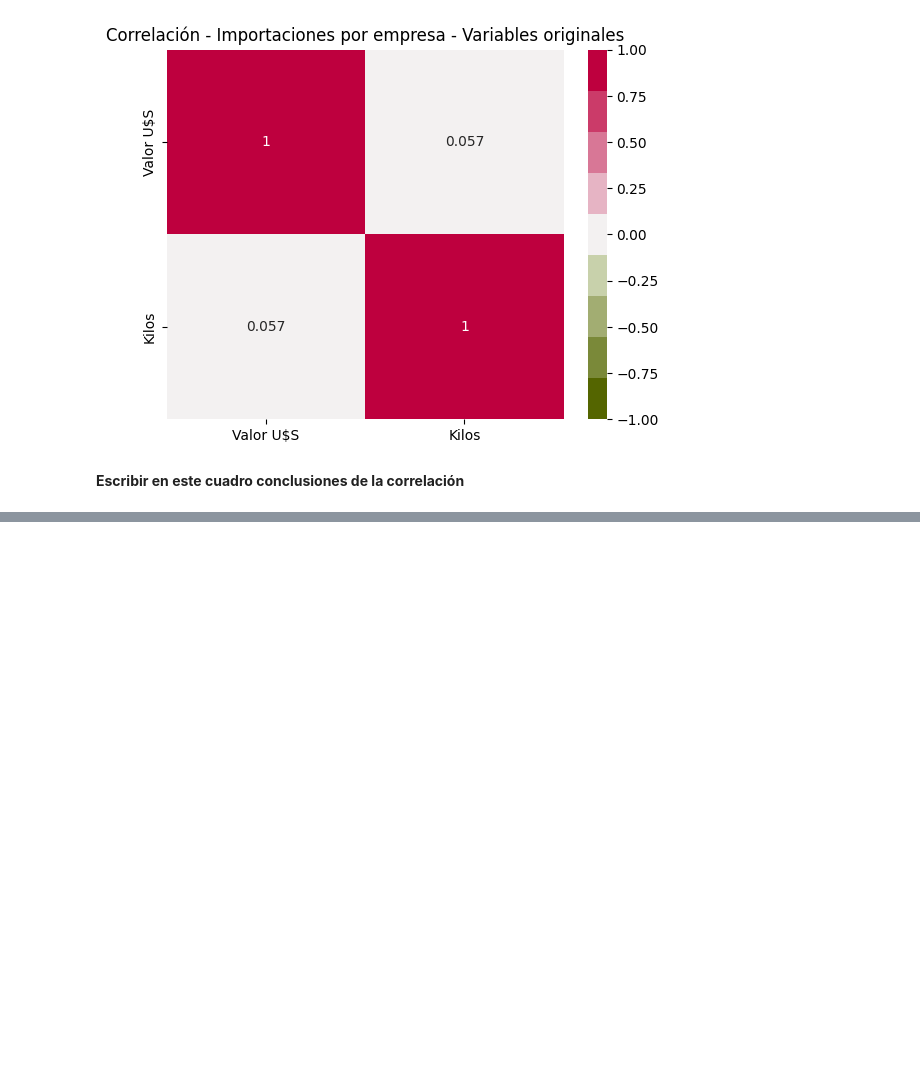
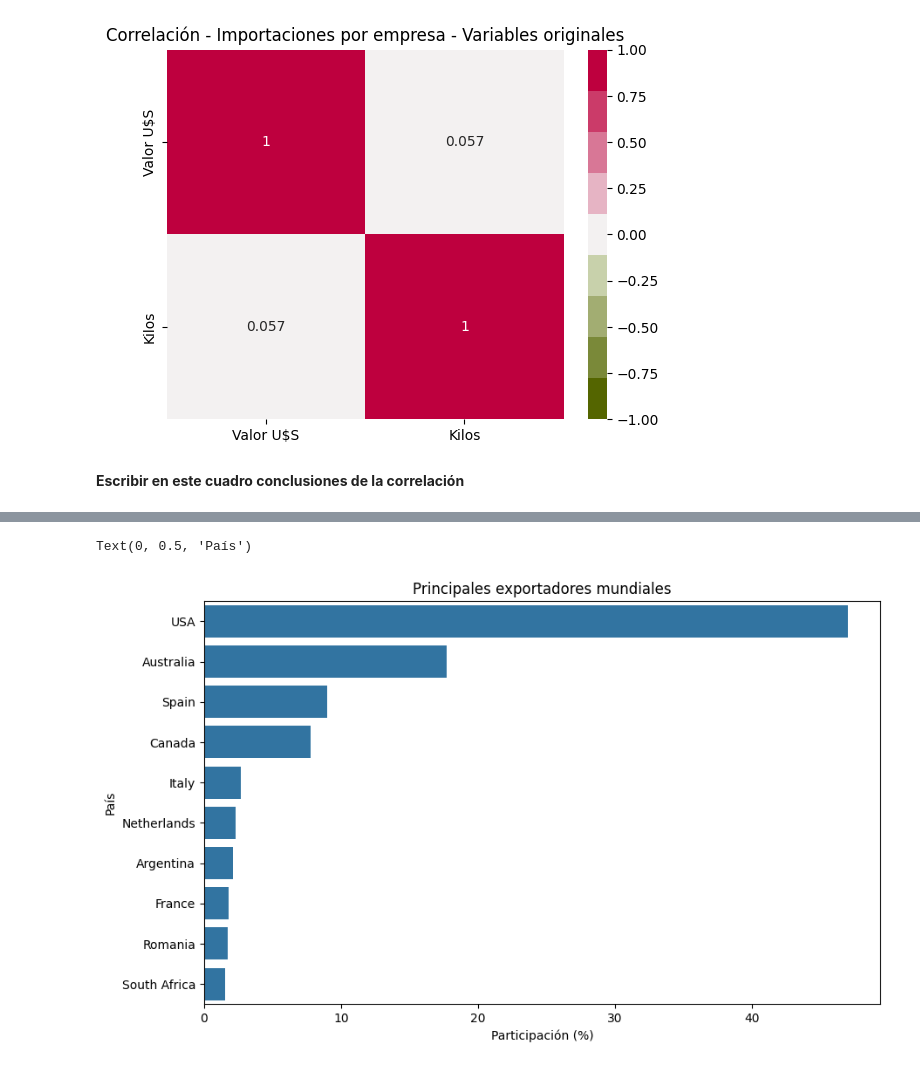
Before and after one commit to Renata-Bilotti/Hackatho-Grupo-4, a Jupyter notebook: Hacathon_Grupo_4_Mercado_de_Alfalfa.ipynb, the cells around one changed output, grey strips where cells are left out. Cells and saved outputs as stored; diff of their text form; code cells hidden in the pictures; blank space fills up the shorter version.

```diff
--- a/Hacathon_Grupo_4_Mercado_de_Alfalfa.ipynb
+++ b/Hacathon_Grupo_4_Mercado_de_Alfalfa.ipynb
@@ -766,0 +820,4 @@ El objetivo de este Análisis Exploratorio del Mercado es identificar en qué pu
+# %%
+#Tamaño total del mercado exportador: suma total del FOBvalue en U$D
+total_mercado_exportacion = df_expo_mundo['fobvalue'].sum()
+print('Tamaño total del mercado de exportación:', total_mercado_exportacion)
@@ -766,0 +826,19 @@ El objetivo de este Análisis Exploratorio del Mercado es identificar en qué pu
+# %%
+#Principales exportadores mundiales
+
+#Para realizar un ranking de los principales exportadores se tendrá en cuenta
+#la variable reportDesc que determina el país de donde proviene la exportación y
+#su correspondiente fobvalue, de forma que se sumen todas las exportaciones provenientes
+#del mismo país
+
+ranking_expo_mundo = df_expo_mundo.groupby('reporterDesc')['fobvalue'].sum().sort_values(ascending=False)
+
+#Para mejorar la observación se obtiene el porcentaje de exportación, para lo cual
+#se calculó previamente el tamaño total del mercado de exportación:
+
+participacion_expo_mundo = (ranking_expo_mundo/total_mercado_exportacion)*100
+
+#Para visualizar el resultado:
+
+top10_expo_mundo = participacion_expo_mundo.head(10)
+print(top10_expo_mundo)
@@ -766,0 +858,11 @@ El objetivo de este Análisis Exploratorio del Mercado es identificar en qué pu
+# %%
+#Para una mejor visualización de los resultados: gráfico de barras
+
+plt.figure(figsize=(10,6))
+sns.barplot(x=top10_expo_mundo.values, y=top10_expo_mundo.index)
+plt.title('Principales exportadores mundiales')
+plt.xlabel('Participación (%)')
+plt.ylabel('País')
+# %% [output]
+Text(0, 0.5, 'País')
+[figure, added]
```
Also changed, not shown: parts of 31 cells of this notebook.
